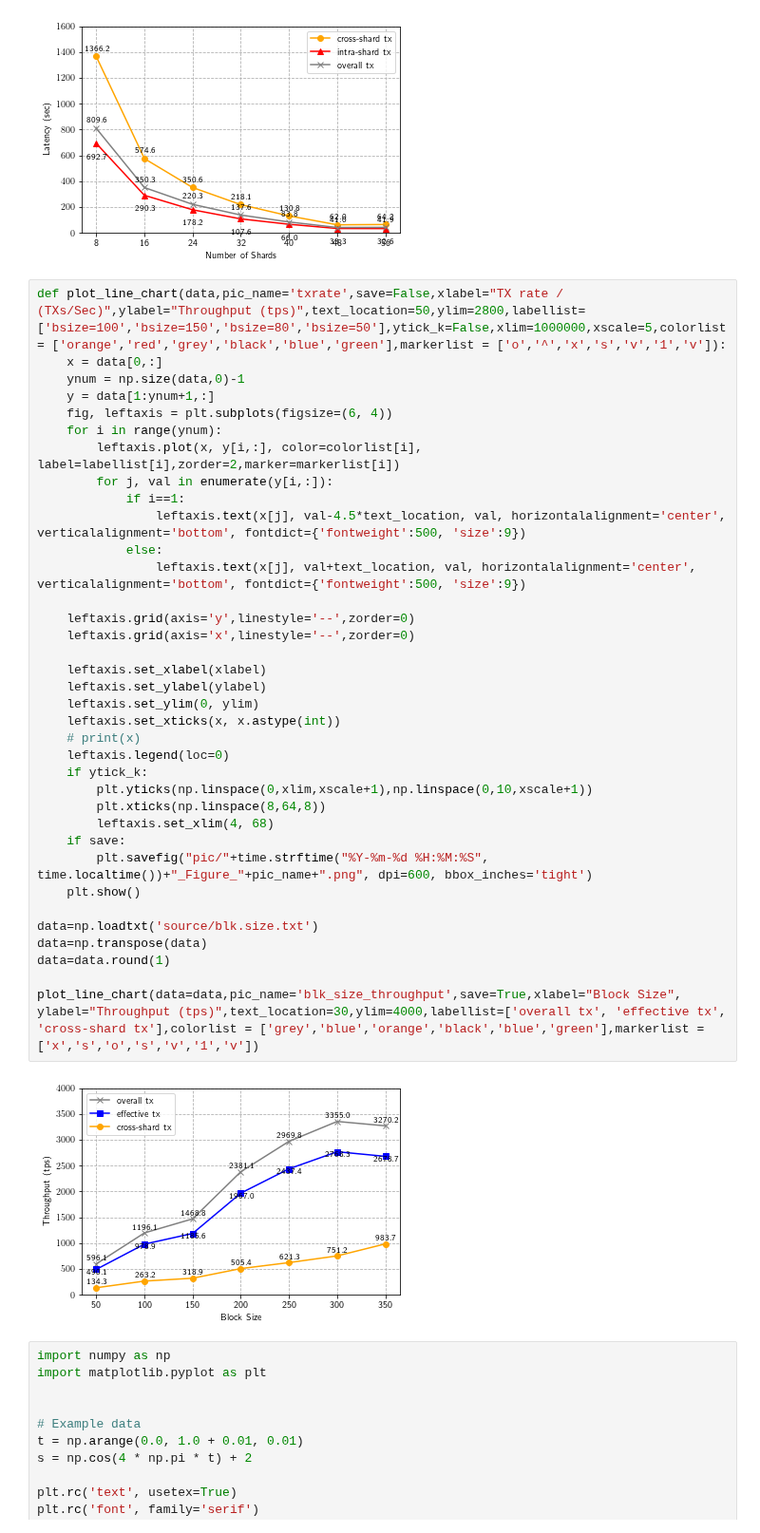
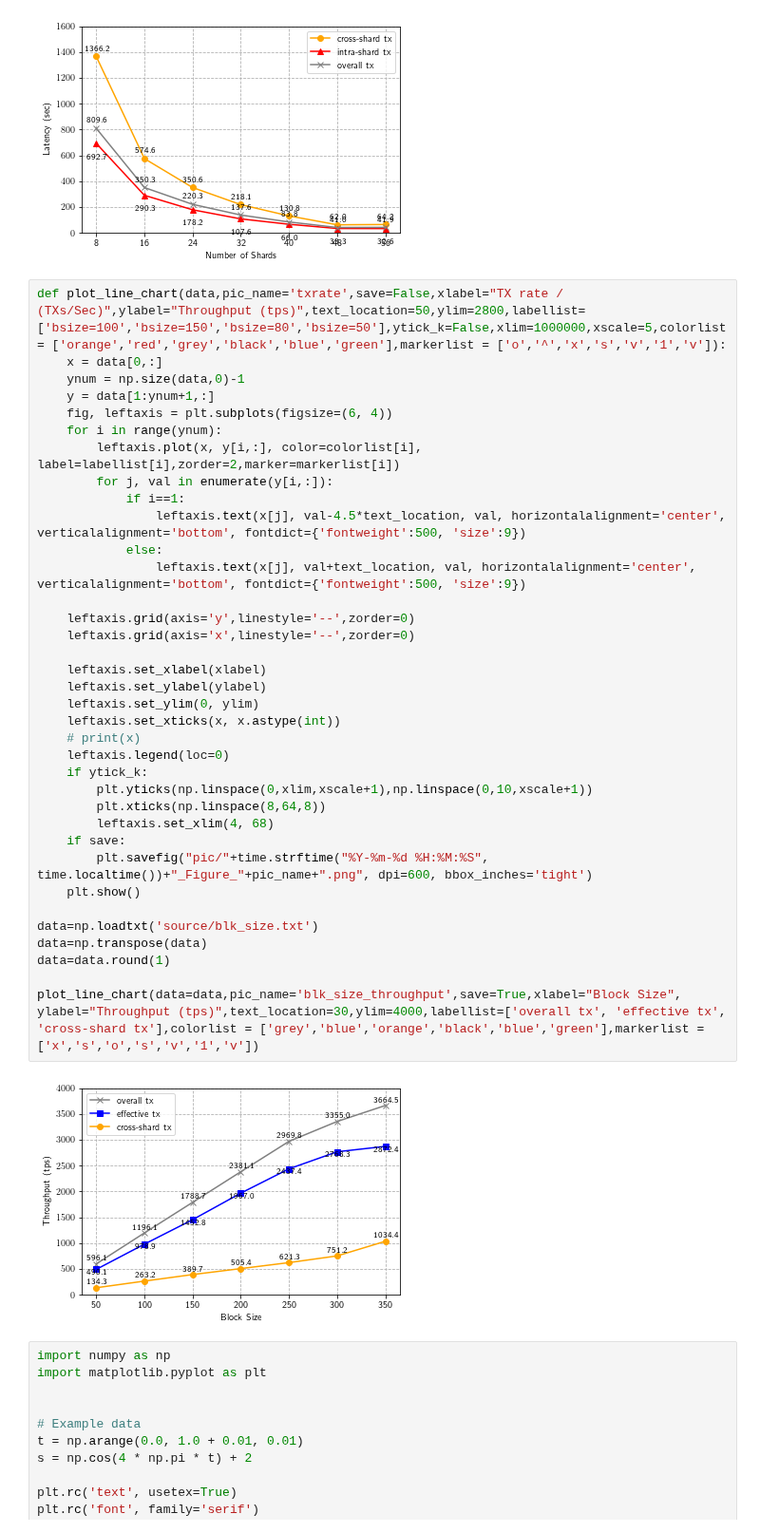
Before and after one commit to wzh4464/jessufig, a Jupyter notebook: draw_xshard.ipynb, the cells around one changed output. Shown at 95% size. Saved outputs shown, nothing was run; the diff lists cells and outputs as text.

```diff
--- a/draw_xshard.ipynb
+++ b/draw_xshard.ipynb
@@ -219,35 +219,35 @@ def plot_line_chart(data,pic_name='txrate',save=False,xlabel="TX rate / (TXs/Sec
     for i in range(ynum):
         leftaxis.plot(x, y[i,:], color=colorlist[i], label=labellist[i],zorder=2,marker=markerlist[i])
         for j, val in enumerate(y[i,:]):
             if i==1:
                 leftaxis.text(x[j], val-4.5*text_location, val, horizontalalignment='center', verticalalignment='bottom', fontdict={'fontweight':500, 'size':9})
             else:
                 leftaxis.text(x[j], val+text_location, val, horizontalalignment='center', verticalalignment='bottom', fontdict={'fontweight':500, 'size':9})
 
     leftaxis.grid(axis='y',linestyle='--',zorder=0)
     leftaxis.grid(axis='x',linestyle='--',zorder=0)
 
     leftaxis.set_xlabel(xlabel)
     leftaxis.set_ylabel(ylabel)
     leftaxis.set_ylim(0, ylim)
     leftaxis.set_xticks(x, x.astype(int))
     # print(x)
     leftaxis.legend(loc=0)
     if ytick_k:
         plt.yticks(np.linspace(0,xlim,xscale+1),np.linspace(0,10,xscale+1))
         plt.xticks(np.linspace(8,64,8))
         leftaxis.set_xlim(4, 68)
     if save:
         plt.savefig("pic/"+time.strftime("%Y-%m-%d %H:%M:%S", time.localtime())+"_Figure_"+pic_name+".png", dpi=600, bbox_inches='tight')
     plt.show()
 
-data=np.loadtxt('source/blk.size.txt')
+data=np.loadtxt('source/blk_size.txt')
 data=np.transpose(data)
 data=data.round(1)
 
 plot_line_chart(data=data,pic_name='blk_size_throughput',save=True,xlabel="Block Size", ylabel="Throughput (tps)",text_location=30,ylim=4000,labellist=['overall tx', 'effective tx', 'cross-shard tx'],colorlist = ['grey','blue','orange','black','blue','green'],markerlist = ['x','s','o','s','v','1','v'])
 # %% [output]
-[figure, old version]
+[figure, new version]
 # %%
 import numpy as np
 import matplotlib.pyplot as plt
```
Also changed, not shown: parts of 1 cell of this notebook.
